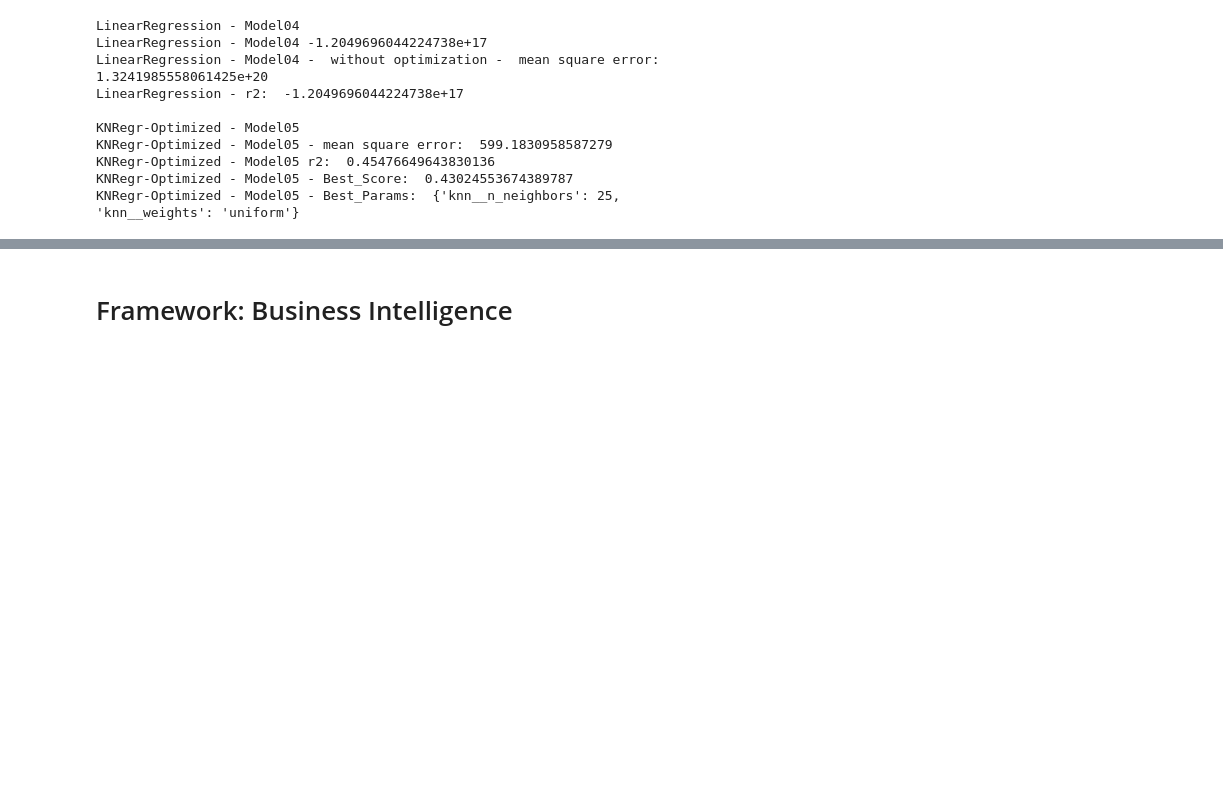
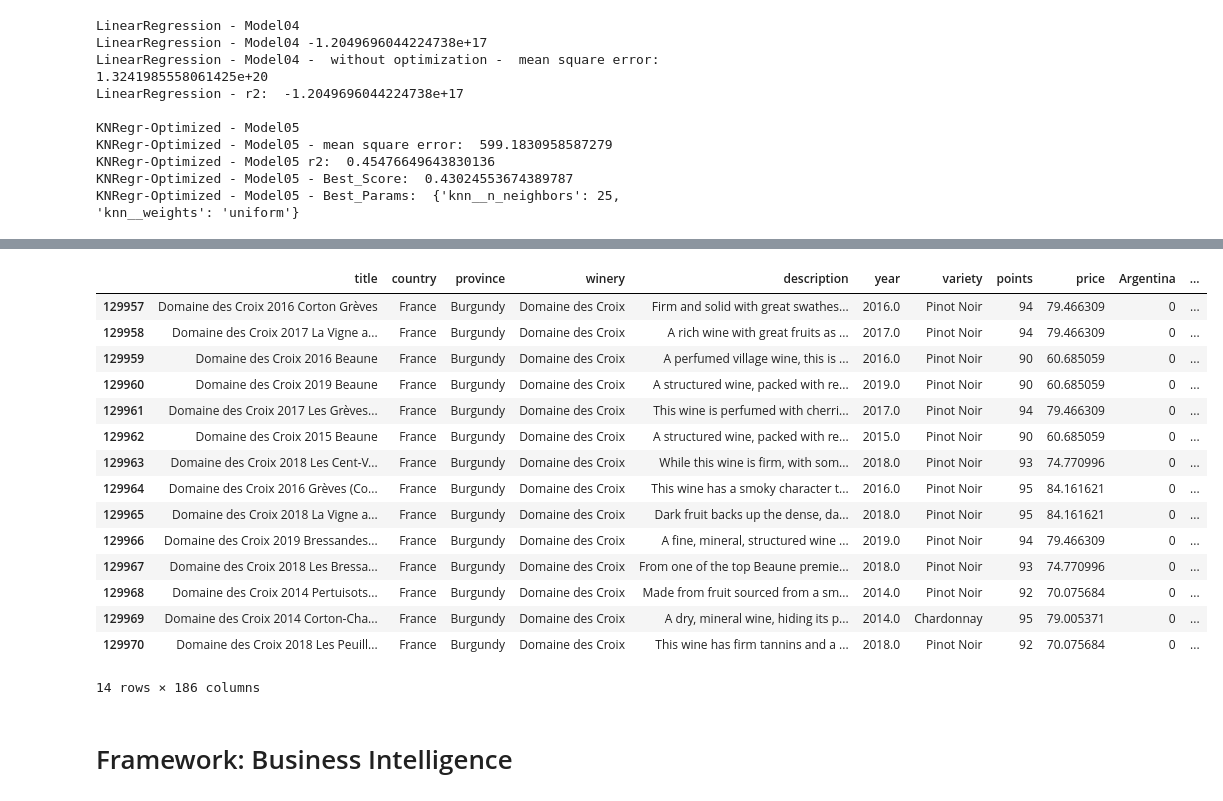
Before and after one commit to Frans-Grau/Checkpoint-January, a Jupyter notebook: EDA/FGG_Checkpoint4.ipynb, the cells around one changed output, grey strips where cells are left out. Saved outputs shown, nothing was run; the diff lists cells and outputs as text; code cells hidden in the pictures; blank space fills up the shorter version.

```diff
--- a/EDA/FGG_Checkpoint4.ipynb
+++ b/EDA/FGG_Checkpoint4.ipynb
@@ -410 +500,20 @@ See the caveats in the documentation: https://pandas.pydata.org/pandas-docs/stab
+# %%
+df_nan[df_nan['winery']=='Domaine des Croix']
+# %% [output]
+|  | title | country | province | winery | description | year | variety | points | price | Argentina | ... |
+| 129957 | Domaine des Croix 2016 Corton Grèves | France | Burgundy | Domaine des Croix | Firm and solid with great swathes... | 2016.0 | Pinot Noir | 94 | 79.466309 | 0 | ... |
+| 129958 | Domaine des Croix 2017 La Vigne a... | France | Burgundy | Domaine des Croix | A rich wine with great fruits as ... | 2017.0 | Pinot Noir | 94 | 79.466309 | 0 | ... |
+| 129959 | Domaine des Croix 2016 Beaune | France | Burgundy | Domaine des Croix | A perfumed village wine, this is ... | 2016.0 | Pinot Noir | 90 | 60.685059 | 0 | ... |
+| 129960 | Domaine des Croix 2019 Beaune | France | Burgundy | Domaine des Croix | A structured wine, packed with re... | 2019.0 | Pinot Noir | 90 | 60.685059 | 0 | ... |
+| 129961 | Domaine des Croix 2017 Les Grèves... | France | Burgundy | Domaine des Croix | This wine is perfumed with cherri... | 2017.0 | Pinot Noir | 94 | 79.466309 | 0 | ... |
+| 129962 | Domaine des Croix 2015 Beaune | France | Burgundy | Domaine des Croix | A structured wine, packed with re... | 2015.0 | Pinot Noir | 90 | 60.685059 | 0 | ... |
+| 129963 | Domaine des Croix 2018 Les Cent-V... | France | Burgundy | Domaine des Croix | While this wine is firm, with som... | 2018.0 | Pinot Noir | 93 | 74.770996 | 0 | ... |
+| 129964 | Domaine des Croix 2016 Grèves (Co... | France | Burgundy | Domaine des Croix | This wine has a smoky character t... | 2016.0 | Pinot Noir | 95 | 84.161621 | 0 | ... |
+| 129965 | Domaine des Croix 2018 La Vigne a... | France | Burgundy | Domaine des Croix | Dark fruit backs up the dense, da... | 2018.0 | Pinot Noir | 95 | 84.161621 | 0 | ... |
+| 129966 | Domaine des Croix 2019 Bressandes... | France | Burgundy | Domaine des Croix | A fine, mineral, structured wine ... | 2019.0 | Pinot Noir | 94 | 79.466309 | 0 | ... |
+| 129967 | Domaine des Croix 2018 Les Bressa... | France | Burgundy | Domaine des Croix | From one of the top Beaune premie... | 2018.0 | Pinot Noir | 93 | 74.770996 | 0 | ... |
+| 129968 | Domaine des Croix 2014 Pertuisots... | France | Burgundy | Domaine des Croix | Made from fruit sourced from a sm... | 2014.0 | Pinot Noir | 92 | 70.075684 | 0 | ... |
+| 129969 | Domaine des Croix 2014 Corton-Cha... | France | Burgundy | Domaine des Croix | A dry, mineral wine, hiding its p... | 2014.0 | Chardonnay | 95 | 79.005371 | 0 | ... |
+| 129970 | Domaine des Croix 2018 Les Peuill... | France | Burgundy | Domaine des Croix | This wine has firm tannins and a ... | 2018.0 | Pinot Noir | 92 | 70.075684 | 0 | ... |
+14 rows × 186 columns
 # %%
```
Also changed, not shown: parts of 16 cells of this notebook.
